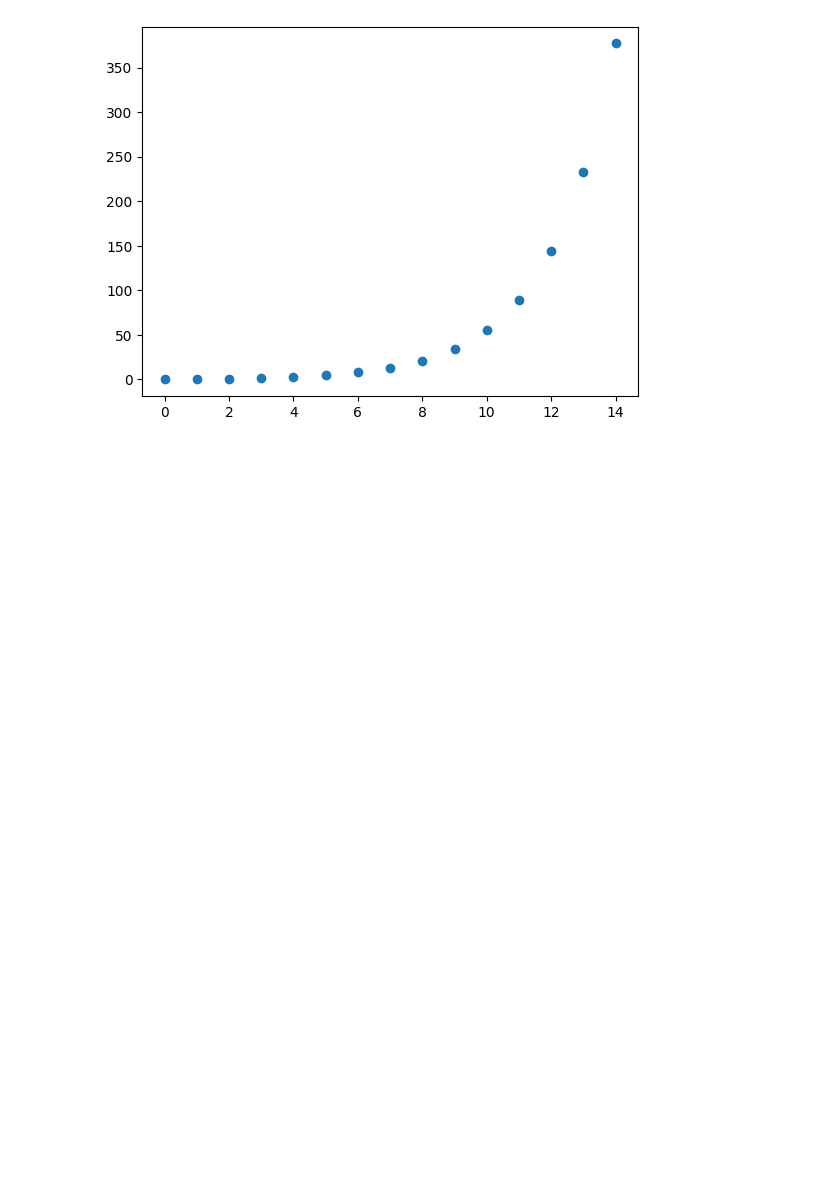
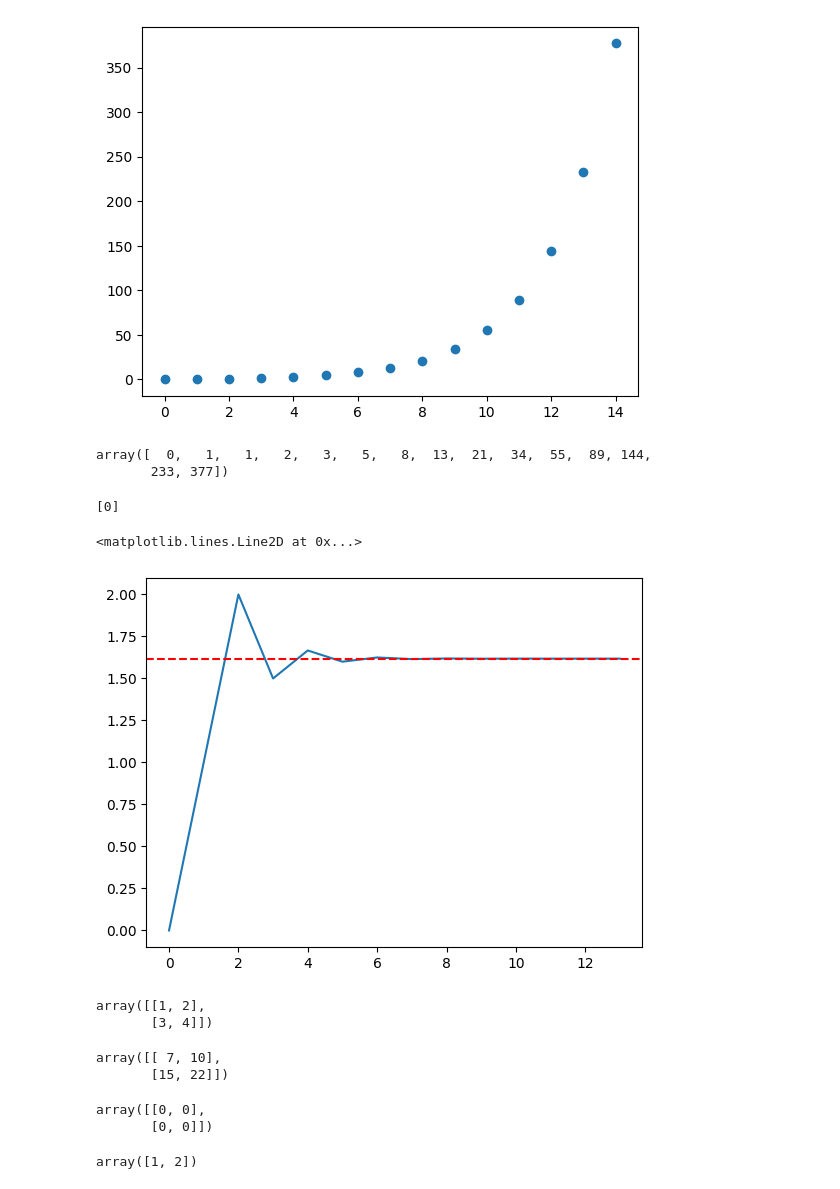
Before and after one commit to asegura4488/MetodosComputacionalesI, a Jupyter notebook: Semana2/FuncionesGraficacion.ipynb, the cells around one changed output. Saved outputs shown, nothing was run; the diff lists cells and outputs as text; code cells hidden in the pictures; blank space fills up the shorter version.

```diff
--- a/Semana2/FuncionesGraficacion.ipynb
+++ b/Semana2/FuncionesGraficacion.ipynb
@@ -98,3 +98,28 @@ plt.scatter(soporte,numeros)
 # %% [output]
 <matplotlib.collections.PathCollection at 0x...>
 [figure]
+# %%
+numeros
+# %% [output]
+array([  0,   1,   1,   2,   3,   5,   8,  13,  21,  34,  55,  89, 144,
+       233, 377])
+# %%
+def Aurea(numeros):
+
+  l = np.array([0])
+  print(l)
+  for i in range(2,numeros.shape[0]):
+    l = np.append(l, (numeros[i]/numeros[i-1]))
+
+  return l
+# %%
+razon = Aurea(numeros)
+Exacta = (1+np.sqrt(5))/2
+# %% [output]
+[0]
+# %%
+plt.plot(razon)
+plt.axhline( y= Exacta, color='r', ls='--')
+# %% [output]
+<matplotlib.lines.Line2D at 0x...>
+[figure, added]
@@ -100,0 +128,22 @@ plt.scatter(soporte,numeros)
+# %%
+A = np.array([[1,2],[3,4]])
+A
+# %% [output]
+array([[1, 2],
+       [3, 4]])
+# %%
+A @ A
+# %% [output]
+array([[ 7, 10],
+       [15, 22]])
+# %%
+# Queremos multiplicar las dos matrices
+C = np.zeros_like(A)
+C
+# %% [output]
+array([[0, 0],
+       [0, 0]])
+# %%
+A[0,:]
+# %% [output]
+array([1, 2])
```
Also changed, not shown: parts of 5 cells of this notebook.
